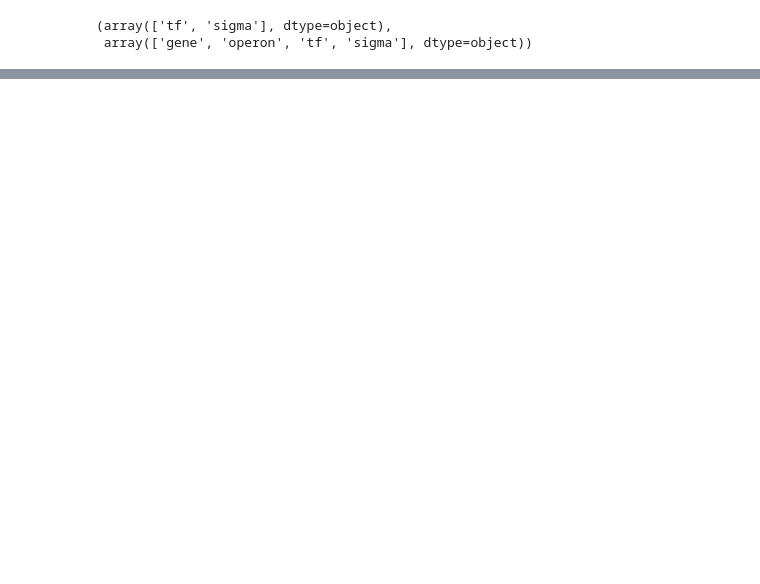
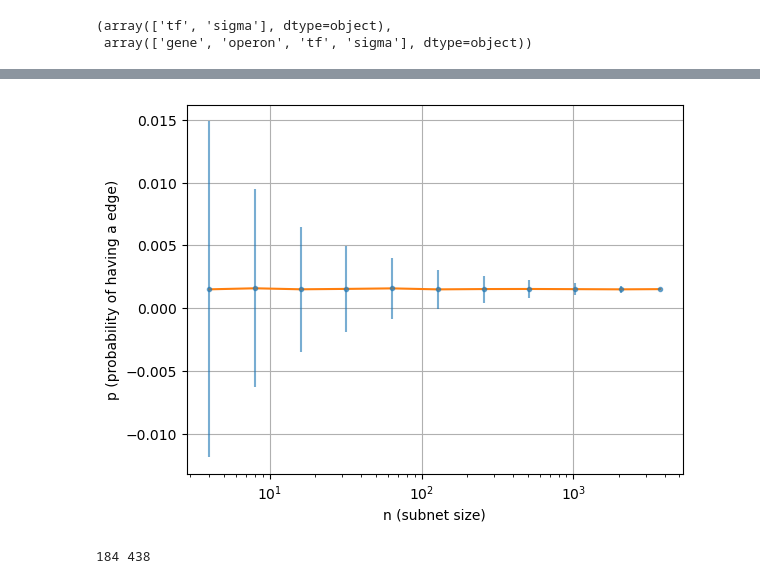
Before and after one commit to rpazuki/morpho_repo, a Jupyter notebook: Gershgoring/Ecoli_network_stats.ipynb, the cells around one changed output, grey strips where cells are left out. Saved outputs shown, nothing was run; the diff lists cells and outputs as text; code cells hidden in the pictures; blank space fills up the shorter version.

```diff
--- a/Gershgoring/Ecoli_network_stats.ipynb
+++ b/Gershgoring/Ecoli_network_stats.ipynb
@@ -64,8 +64,10 @@ df_genetic_network["REGULATOR_TYPE"].unique(), df_genetic_network["REGULATED_TYP
  array(['gene', 'operon', 'tf', 'sigma'], dtype=object))
 # %%
 # Select transcription factor regulations to transcription factor
-df_tf_tf = df_genetic_network.loc[(df_genetic_network["REGULATOR_TYPE"] == 'tf') &
-                                  (df_genetic_network["REGULATED_TYPE"] == 'tf')]
+# df_tf_tf = df_genetic_network.loc[(df_genetic_network["REGULATOR_TYPE"] == 'tf') &
+#                                   (df_genetic_network["REGULATED_TYPE"] == 'tf')]
+
+df_tf_tf = df_genetic_network#.loc[(df_genetic_network["REGULATED_TYPE"] == 'tf')]
 # %%
 G = nx.Graph()
 G.add_edges_from(df_tf_tf[["REGULATOR_ID","REGULATED_ID"]].to_numpy())
@@ -83,8 +85,9 @@ def sample_a_subnet(m, size):
     """
     rows = np.random.choice(range(m.shape[0]), size=size, replace=False)
     columns = np.random.choice(range(m.shape[1]), size=size, replace=False)
-    return np.array([[m[i,j] for j in range(m.shape[1]) if j in columns]
-                             for i in range(m.shape[0]) if i in rows])
+#     return np.array([[m[i,j] for j in range(m.shape[1]) if j in columns]
+#                              for i in range(m.shape[0]) if i in rows])
+    return m[np.ix_(columns, rows)]
 
 def find_p(m, exclude_self_regulations=True):
     """Probability of having an edge betwen to randomly selected nodes
@@ -103,9 +110,15 @@ def find_p(m, exclude_self_regulations=True):
 # %%
-ns = np.array([i for i in range(4,184 + 4, 4)])
-repeats = 100
-samples = np.zeros((ns.shape[0], repeats))
-for i, n in enumerate(ns):
+
+max_size = G.number_of_nodes()
+ns = np.array([2**i for i in range(2,int(np.log2(max_size))+1)] + [max_size])
+sample_sizes = np.array([100000, 10000, 10000, 10000, 1000, 1000, 1000, 1000, 1000, 1000, 1000])
+#[i for i in range(4, max_size+1, step)])
+#repeats = 1000
+#samples_large = np.zeros((ns.shape[0], repeats))
+samples_large = []
+for i, (n, repeats) in enumerate(zip(ns, sample_sizes)):
+    samples_large.append([])
     for r in range(repeats):
         s = sample_a_subnet(A, n)
         p = find_p(s)
-        samples[i, r] = p
+        samples_large[-1].append(p)
@@ -120,0 +144,22 @@ plt.grid()
+# %%
+plt.errorbar(ns, [np.mean(sample) for sample in samples_large],
+                 [np.std(sample) for sample in samples_large],
+                 linestyle='None', marker='.', alpha=.6)
+plt.plot(ns, [np.mean(sample) for sample in samples_large], alpha=1)
+plt.xlabel("n (subnet size)")
+plt.ylabel("p (probability of having a edge)")
+plt.grid();plt.xscale('log')
+# %% [output]
+[figure, added]
+# %%
+# Select transcription factor regulations to transcription factor
+df_tf_tf = df_genetic_network.loc[(df_genetic_network["REGULATOR_TYPE"] == 'tf') &
+                                  (df_genetic_network["REGULATED_TYPE"] == 'tf')]
+
+G = nx.Graph()
+G.add_edges_from(df_tf_tf[["REGULATOR_ID","REGULATED_ID"]].to_numpy())
+print(G.number_of_nodes(), G.number_of_edges())
+A = nx.adjacency_matrix(G).todense()
+max_size = G.number_of_nodes()
+# %% [output]
+184 438
```
Also changed, not shown: parts of 19 cells of this notebook, 7 other files.
